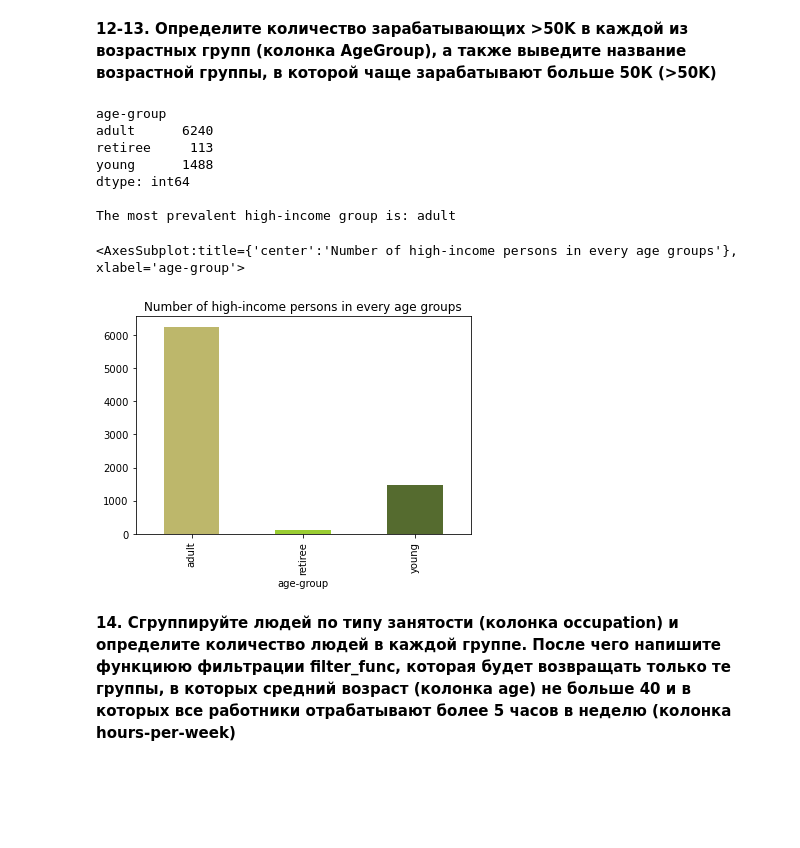
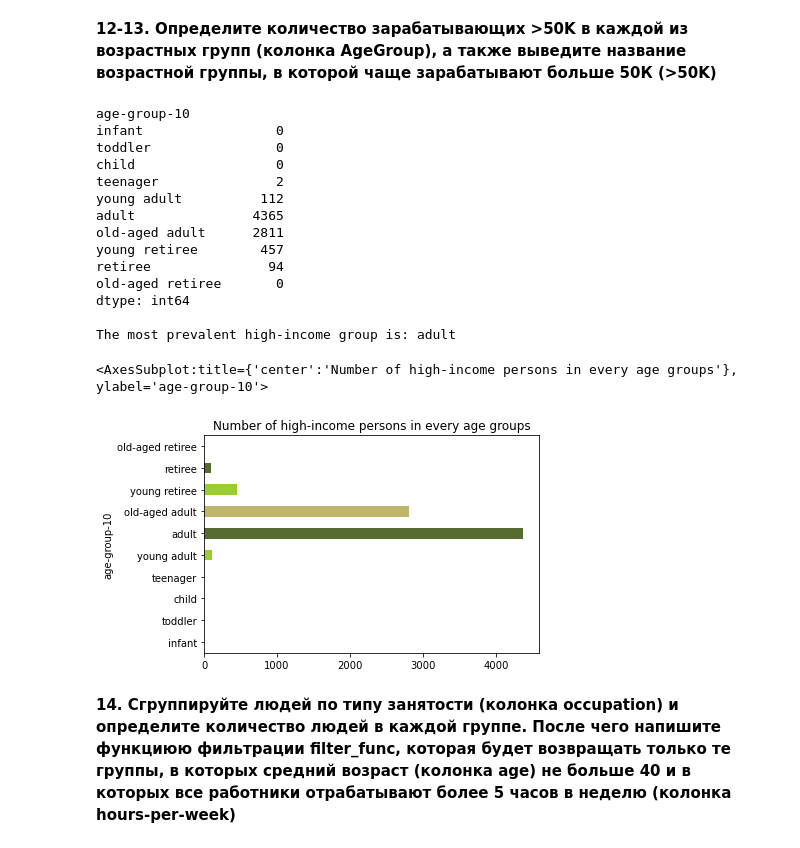
Before and after one commit to lyubinskaya/internship, a Jupyter notebook: task2/assignment_pandas.ipynb, the cells around one changed output. Saved outputs shown, nothing was run; the diff lists cells and outputs as text; code cells hidden in the pictures; blank space fills up the shorter version.

```diff
--- a/task2/assignment_pandas.ipynb
+++ b/task2/assignment_pandas.ipynb
@@ -176,7 +176,7 @@ Name: hours-per-week, dtype: float64
 
 **Проставьте название соответсвтуещей группы для каждого человека в новой колонке AgeGroup**
 # %%
-data['age-group'] = data['age'].mask((data['age']>=16) & (data['age']<35), 'young') .mask((data['age']>=35) & (data['age']<70), 'adult') .mask((data['age']>=70) & (data['age']<100), 'retiree')
+data['age-group'] = pd.cut(x=data['age'], bins=[16, 35, 70, 100], labels=['young', 'adult', 'retiree'])
 data['age-group'].head()
 # %% [output]
 0    adult
@@ -194,0 +189,7 @@ agegroups.plot.pie(title='Age groups', fontsize=13, colors=mycolors)
+# %%
+#if we had to create 10 age groups
+
+bins=[0, 1, 4, 12, 20, 25, 45, 60, 70, 90, 120]
+labels=['infant', 'toddler', 'child', 'teenager', 'young adult', 'adult', 'old-aged adult', 'young retiree', 'retiree', 'old-aged retiree']
+data['age-group-10'] = pd.cut(x=data['age'], bins=bins, labels=labels)
+data['age-group-10'].value_counts().plot.barh(title='Age groups', fontsize=13, color='green')
@@ -195,23 +199,30 @@ agegroups.plot.pie(title='Age groups', fontsize=13, colors=mycolors)
 # %% [markdown]
 **12-13. Определите количество зарабатывающих >50K в каждой из возрастных групп (колонка AgeGroup), а также выведите название возрастной группы, в которой чаще зарабатывают больше 50К (>50K)**
 # %%
-age_salary = data[data.salary == '>50K'].groupby(['age-group']).size()
+age_salary = data[data.salary == '>50K'].groupby(['age-group-10']).size()
 print(age_salary)
 print ('\nThe most prevalent high-income group is:', age_salary.idxmax())
 # %% [output]
-age-group
-adult      6240
-retiree     113
-young      1488
+age-group-10
+infant                 0
+toddler                0
+child                  0
+teenager               2
+young adult          112
+adult               4365
+old-aged adult      2811
+young retiree        457
+retiree               94
+old-aged retiree       0
 dtype: int64
 
 The most prevalent high-income group is: adult
 # %%
-mycolors=['DarkKhaki','#9ACD32','DarkOliveGreen']
-age_salary.plot.bar(color = {'DarkOliveGreen', 'DarkKhaki', '#9ACD32'}, title='Number of high-income persons in every age groups')
+mycolors=['DarkKhaki','#9ACD32','DarkOliveGreen','green','gray']
+age_salary.plot.barh(color = {'DarkOliveGreen', 'DarkKhaki', '#9ACD32'}, title='Number of high-income persons in every age groups')
 # %% [output]
-<AxesSubplot:title={'center':'Number of high-income persons in every age groups'}, xlabel='age-group'>
+<AxesSubplot:title={'center':'Number of high-income persons in every age groups'}, ylabel='age-group-10'>
-[figure, old version]
+[figure, new version]
 # %% [markdown]
 **14. Сгруппируйте людей по типу занятости (колонка occupation) и определите количество людей в каждой группе. После чего напишите функциюю фильтрации filter_func, которая будет возвращать только те группы, в которых средний возраст (колонка age) не больше 40 и в которых все работники отрабатывают более 5 часов в неделю (колонка hours-per-week)**
 # %%
```
Also changed, not shown: parts of 3 cells of this notebook.
